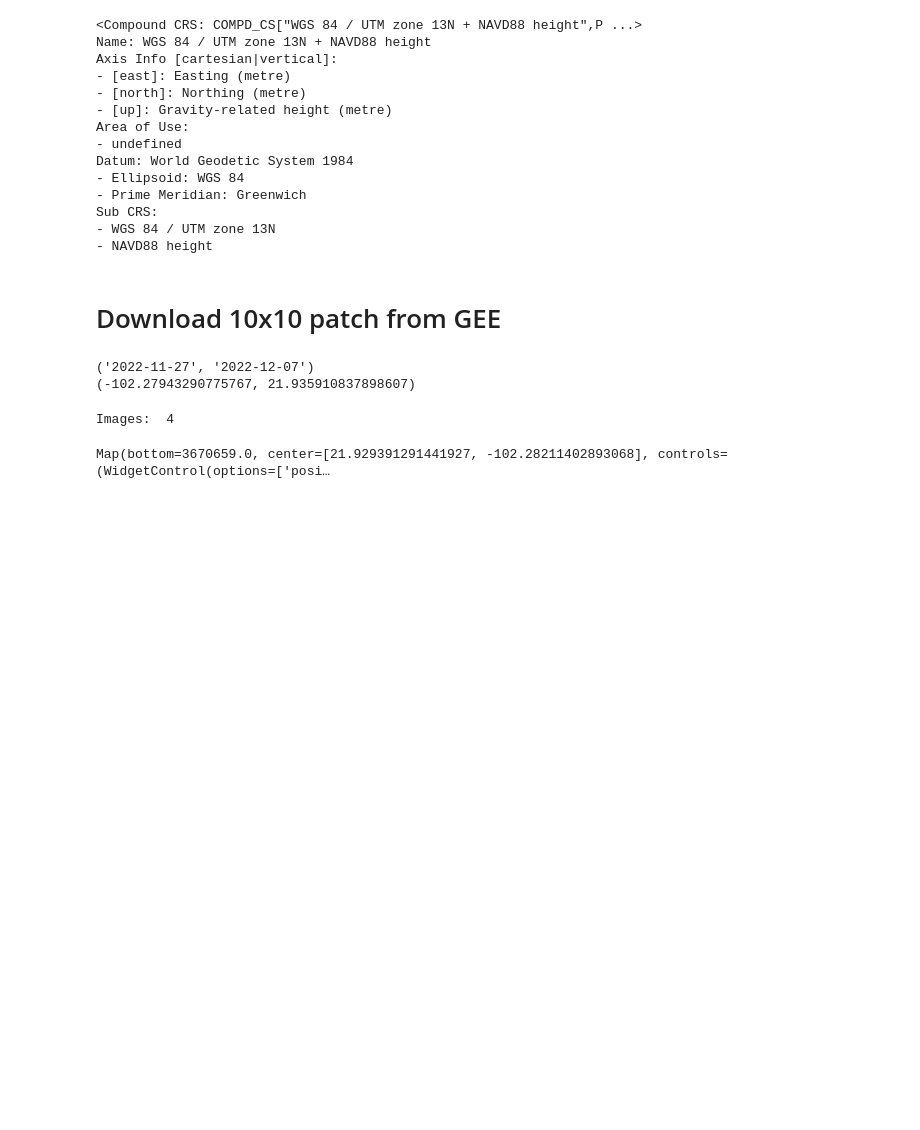
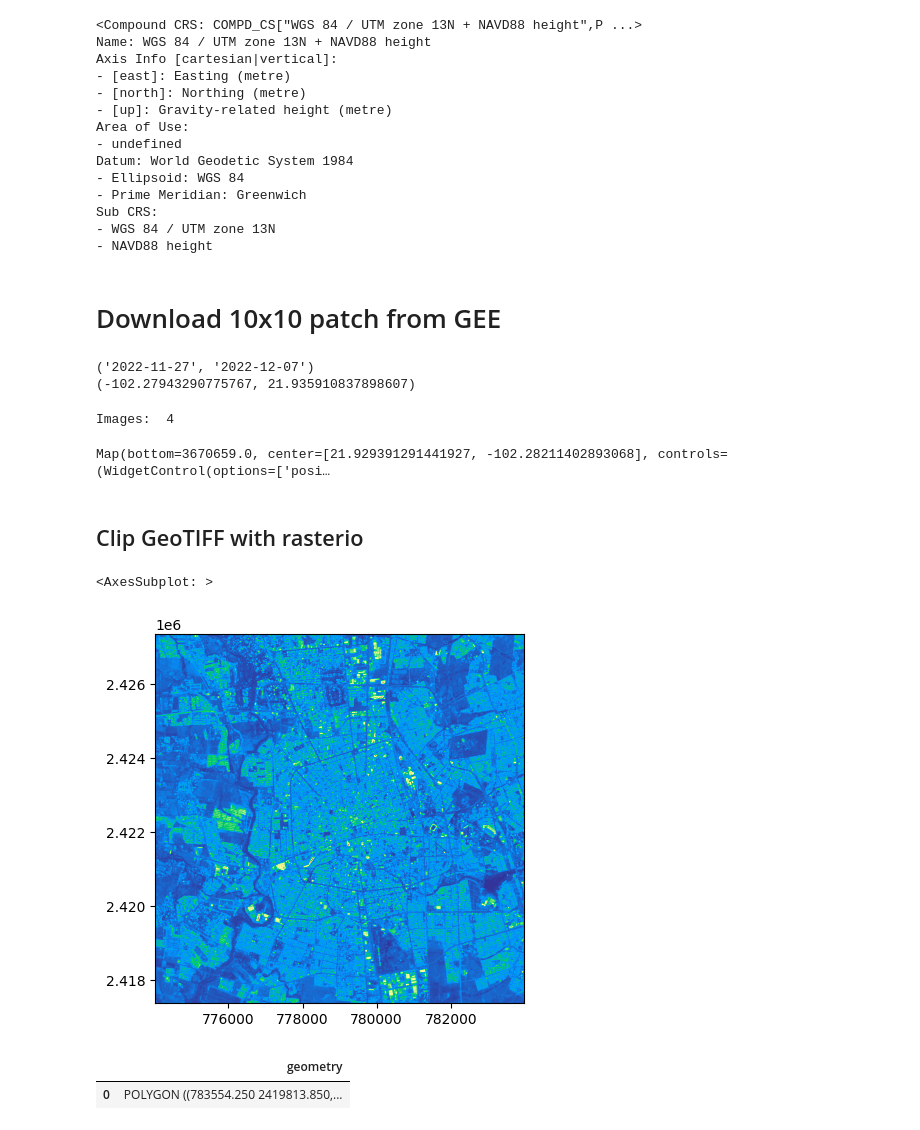
Before and after one commit to erickfama/rs_leaks, a Jupyter notebook: src/2_patches.ipynb, the cells around one changed output. Cells and saved outputs as stored; diff of their text form; code cells hidden in the pictures; blank space fills up the shorter version.

Commit message:
Generar patches de 41x41 p con rasterioxarray

```diff
--- a/src/2_patches.ipynb
+++ b/src/2_patches.ipynb
@@ -105,0 +109,2 @@ Map(bottom=3670659.0, center=[21.929391291441927, -102.28211402893068], controls
+# %% [markdown]
+## Clip GeoTIFF with rasterio
@@ -105,0 +123,11 @@ Map(bottom=3670659.0, center=[21.929391291441927, -102.28211402893068], controls
+# %%
+# Read geotiff
+img1 = rio.open("../data/images/20221210T171721_20221210T172008_T13QGE.B2.tif")
+
+
+
+show((img1, 1), cmap = "terrain", ax = ax)
+# geo.plot(ax = ax, edgecolor = "red")
+# %% [output]
+<AxesSubplot: >
+[figure, added]
@@ -105,0 +144,5 @@ Map(bottom=3670659.0, center=[21.929391291441927, -102.28211402893068], controls
+# %%
+geo
+# %% [output]
+|  | geometry |
+| 0 | POLYGON ((783554.250 2419813.850,... |
```
Also changed, not shown: parts of 21 cells of this notebook.
